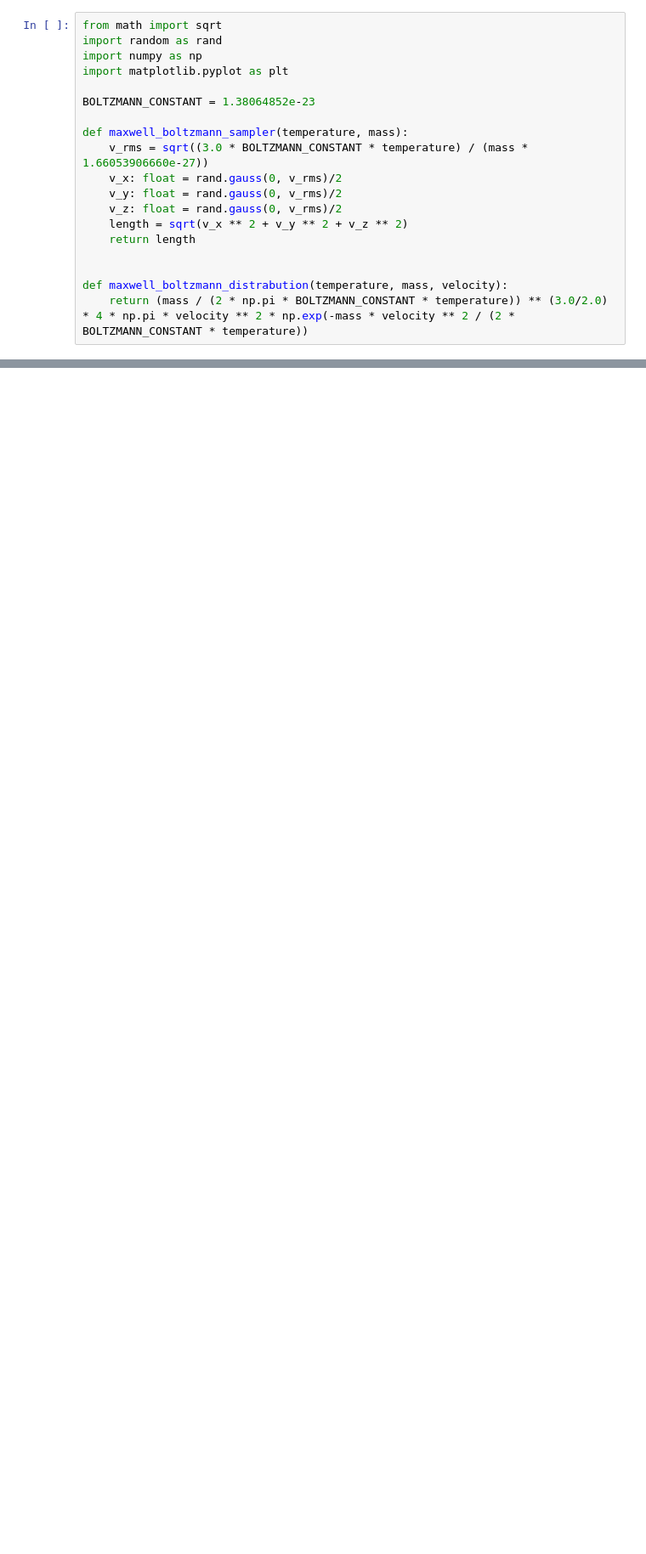
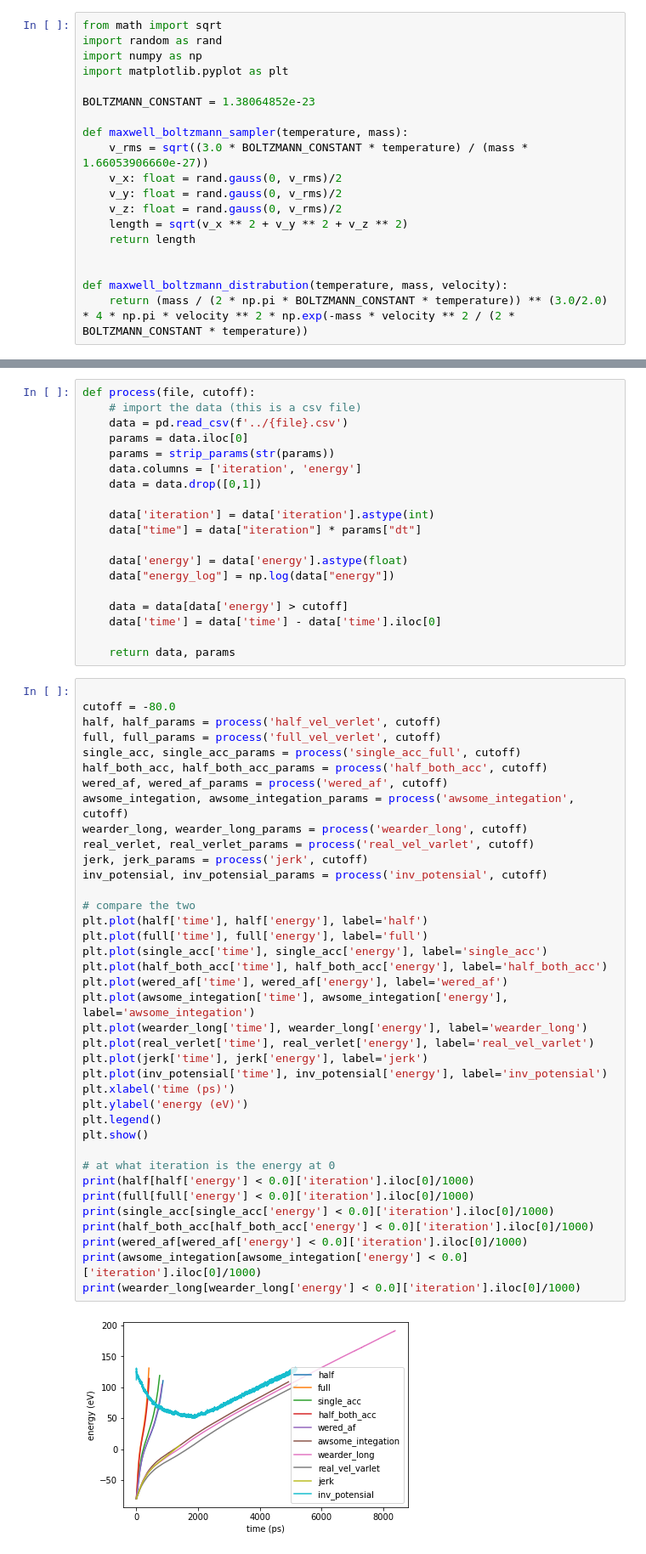
Before and after one commit to Teun-Schuur/ParticleLife3D, a Jupyter notebook: src/testing.ipynb, the cells around one changed output, grey strips where cells are left out. Shown at 85% size. Cells and saved outputs as stored; diff of their text form; blank space fills up the shorter version.

```diff
--- a/src/testing.ipynb
+++ b/src/testing.ipynb
@@ -46,0 +92,59 @@ plt.show()
+# %%
+def process(file, cutoff):
+    # import the data (this is a csv file)
+    data = pd.read_csv(f'../{file}.csv')
+    params = data.iloc[0]
+    params = strip_params(str(params))
+    data.columns = ['iteration', 'energy']
+    data = data.drop([0,1])
+
+    data['iteration'] = data['iteration'].astype(int)
+    data["time"] = data["iteration"] * params["dt"]
+
+    data['energy'] = data['energy'].astype(float)
+    data["energy_log"] = np.log(data["energy"])
+
+    data = data[data['energy'] > cutoff]
+    data['time'] = data['time'] - data['time'].iloc[0]
+
+    return data, params
+# %%
+
+cutoff = -80.0
+half, half_params = process('half_vel_verlet', cutoff)
+full, full_params = process('full_vel_verlet', cutoff)
+single_acc, single_acc_params = process('single_acc_full', cutoff)
+half_both_acc, half_both_acc_params = process('half_both_acc', cutoff)
+wered_af, wered_af_params = process('wered_af', cutoff)
+awsome_integation, awsome_integation_params = process('awsome_integation', cutoff)
+wearder_long, wearder_long_params = process('wearder_long', cutoff)
+real_verlet, real_verlet_params = process('real_vel_varlet', cutoff)
+jerk, jerk_params = process('jerk', cutoff)
+inv_potensial, inv_potensial_params = process('inv_potensial', cutoff)
+
+# compare the two
+plt.plot(half['time'], half['energy'], label='half')
+plt.plot(full['time'], full['energy'], label='full')
+plt.plot(single_acc['time'], single_acc['energy'], label='single_acc')
+plt.plot(half_both_acc['time'], half_both_acc['energy'], label='half_both_acc')
+plt.plot(wered_af['time'], wered_af['energy'], label='wered_af')
+plt.plot(awsome_integation['time'], awsome_integation['energy'], label='awsome_integation')
+plt.plot(wearder_long['time'], wearder_long['energy'], label='wearder_long')
+plt.plot(real_verlet['time'], real_verlet['energy'], label='real_vel_varlet')
+plt.plot(jerk['time'], jerk['energy'], label='jerk')
+plt.plot(inv_potensial['time'], inv_potensial['energy'], label='inv_potensial')
+plt.xlabel('time (ps)')
+plt.ylabel('energy (eV)')
+plt.legend()
+plt.show()
+
+# at what iteration is the energy at 0
+print(half[half['energy'] < 0.0]['iteration'].iloc[0]/1000)
+print(full[full['energy'] < 0.0]['iteration'].iloc[0]/1000)
+print(single_acc[single_acc['energy'] < 0.0]['iteration'].iloc[0]/1000)
+print(half_both_acc[half_both_acc['energy'] < 0.0]['iteration'].iloc[0]/1000)
+print(wered_af[wered_af['energy'] < 0.0]['iteration'].iloc[0]/1000)
+print(awsome_integation[awsome_integation['energy'] < 0.0]['iteration'].iloc[0]/1000)
+print(wearder_long[wearder_long['energy'] < 0.0]['iteration'].iloc[0]/1000)
+# %% [output]
+[figure, added]
```
Also changed, not shown: parts of 6 cells of this notebook, 28 other files.
